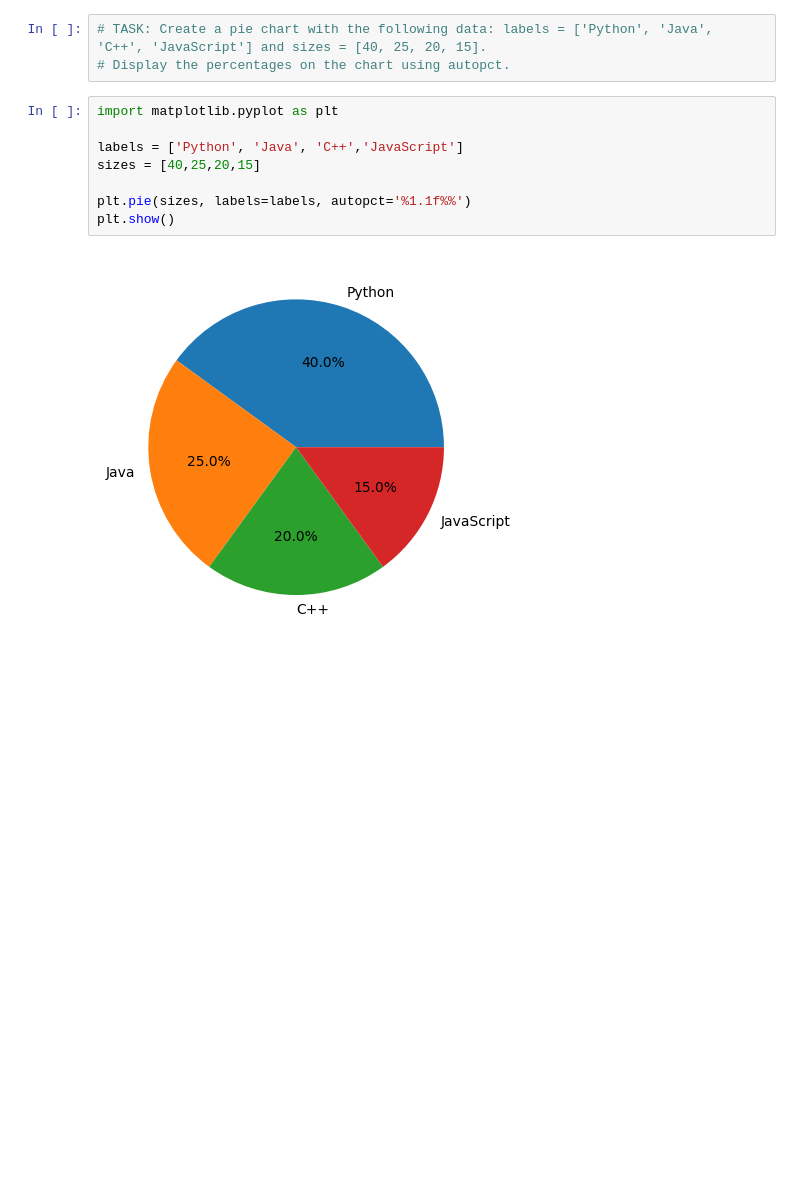
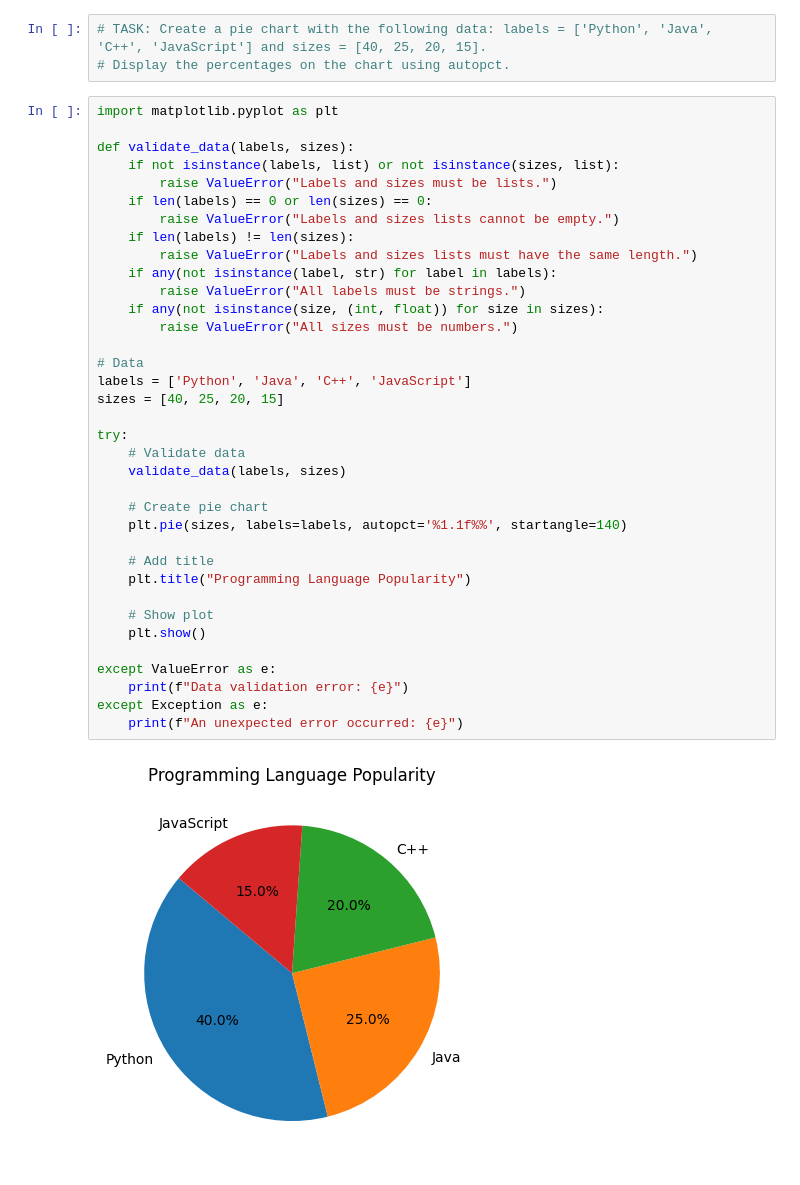
Before and after one commit to HemaRamaswamy08/python-jupyter-template, a Jupyter notebook: src/4-pie-chart.ipynb, the cells around one changed output. Drawn from its saved outputs; the diff is of its cells as text; blank space fills up the shorter version.

```diff
--- a/src/4-pie-chart.ipynb
+++ b/src/4-pie-chart.ipynb
@@ -3,13 +3,41 @@
 # %%
 # TASK: Create a pie chart with the following data: labels = ['Python', 'Java', 'C++', 'JavaScript'] and sizes = [40, 25, 20, 15].
 # Display the percentages on the chart using autopct.
-# %%
-import matplotlib.pyplot as plt
-
-labels = ['Python', 'Java', 'C++','JavaScript']
-sizes = [40,25,20,15]
-
-plt.pie(sizes, labels=labels, autopct='%1.1f%%')
-plt.show()
-# %% [output]
-[figure, removed]
+# %%
+import matplotlib.pyplot as plt
+
+def validate_data(labels, sizes):
+    if not isinstance(labels, list) or not isinstance(sizes, list):
+        raise ValueError("Labels and sizes must be lists.")
+    if len(labels) == 0 or len(sizes) == 0:
+        raise ValueError("Labels and sizes lists cannot be empty.")
+    if len(labels) != len(sizes):
+        raise ValueError("Labels and sizes lists must have the same length.")
+    if any(not isinstance(label, str) for label in labels):
+        raise ValueError("All labels must be strings.")
+    if any(not isinstance(size, (int, float)) for size in sizes):
+        raise ValueError("All sizes must be numbers.")
+
+# Data
+labels = ['Python', 'Java', 'C++', 'JavaScript']
+sizes = [40, 25, 20, 15]
+
+try:
+    # Validate data
+    validate_data(labels, sizes)
+
+    # Create pie chart
+    plt.pie(sizes, labels=labels, autopct='%1.1f%%', startangle=140)
+
+    # Add title
+    plt.title("Programming Language Popularity")
+
+    # Show plot
+    plt.show()
+
+except ValueError as e:
+    print(f"Data validation error: {e}")
+except Exception as e:
+    print(f"An unexpected error occurred: {e}")
+# %% [output]
+[figure, added]
```
Also changed, not shown: 4 other files.
